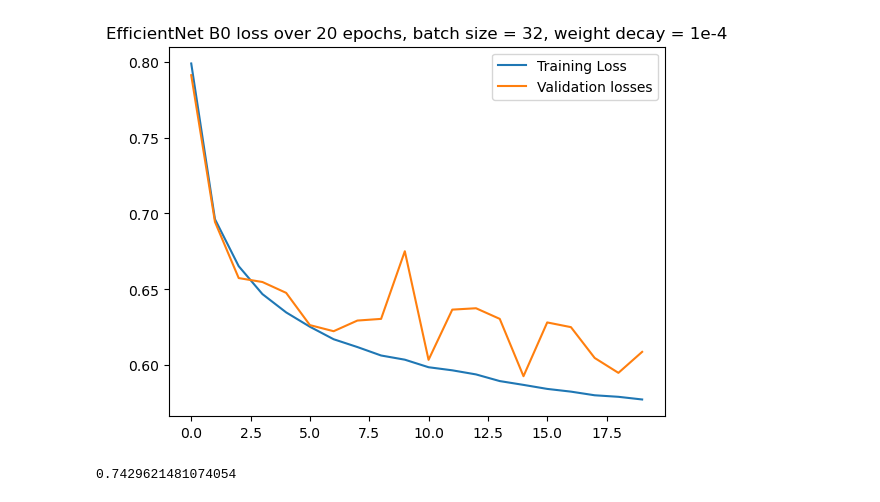
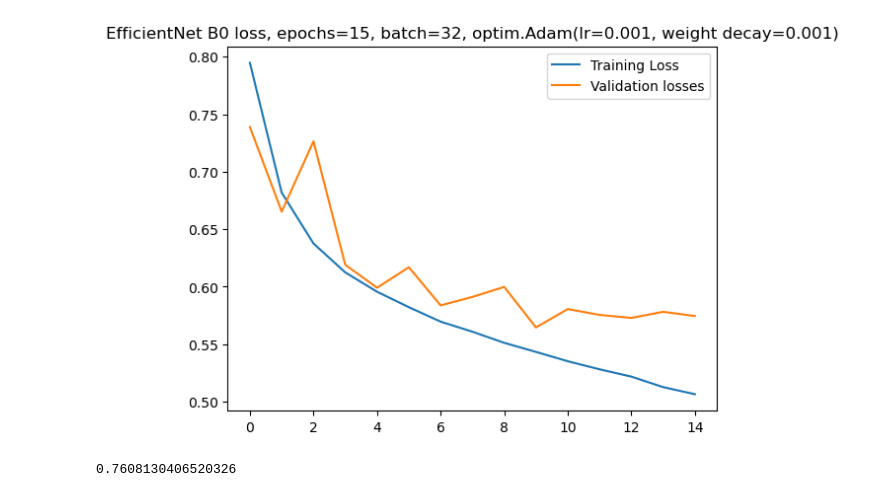
Before and after one commit to Jubliani/Image-Based-Chess-Engine, a Jupyter notebook: chessEngine/modelTraining.ipynb, the cells around one changed output. Cells and saved outputs as stored; diff of their text form; code cells hidden in the pictures.

```diff
--- a/chessEngine/modelTraining.ipynb
+++ b/chessEngine/modelTraining.ipynb
@@ -63,0 +26,9 @@ class PositionClassifier(nn.Module):
+# %%
+IMAGE_DIRECTORY = 'images'
+TRAIN_SIZE = 0.8
+SEED = 5111997
+BATCH_SIZE = 32
+LEARNING_RATE = 1e-3
+NUM_EPOCHS = 15
+WEIGHT_DECAY = 1e-3
+torch.manual_seed(SEED)
@@ -69,7 +42,7 @@ transform = transforms.Compose([
     transforms.Grayscale(1)
 ])
 
-full_dataset = PositionDataset(IMAGE_DIRECTORY, transform)
+full_dataset = modelUtils.PositionDataset(IMAGE_DIRECTORY, transform)
 train_dataset, validation_dataset = torch.utils.data.random_split(full_dataset, [TRAIN_SIZE, 1 - TRAIN_SIZE], torch.Generator().manual_seed(SEED))
 train_loader = DataLoader(train_dataset, batch_size=BATCH_SIZE, shuffle=True)
 validation_loader = DataLoader(validation_dataset, batch_size=BATCH_SIZE, shuffle=False)
@@ -79,11 +52,10 @@ torch.manual_seed(SEED)
 device = torch.device("cuda" if torch.cuda.is_available() else "cpu")
 print("Device: ", device)
 train_losses, validation_losses = [], []
-model = PositionClassifier()
+model = modelUtils.PositionClassifier()
 model.to(device)
 criterion = nn.CrossEntropyLoss()
-optimizer = optim.Adam(model.parameters(), lr=LEARNING_RATE, weight_decay=1e-4)
-
+optimizer = optim.Adam(model.parameters(), lr=LEARNING_RATE, weight_decay=1e-5)
 for epoch in range(NUM_EPOCHS):
     model.train()
     running_loss = 0.0
@@ -115,10 +98,10 @@ KeyboardInterrupt:
 # %%
 #Graph
 plt.plot(train_losses, label="Training Loss")
 plt.plot(validation_losses, label="Validation losses")
 plt.legend()
-plt.title("EfficientNet B0 loss over 20 epochs, batch size = 32, weight decay = 1e-4")
+plt.title(f"EfficientNet B0 loss, epochs={NUM_EPOCHS}, batch={BATCH_SIZE}, optim.Adam(lr={LEARNING_RATE}, weight decay={WEIGHT_DECAY})")
 plt.show()
 # %% [output]
-[figure, old version]
+[figure, new version]
 # %%
@@ -126,8 +109,8 @@ model_path = f"models/efficientnet_b0_{NUM_EPOCHS}epochs_{BATCH_SIZE}batch_1e-4w
 torch.save(model.state_dict(), model_path)
 # %%
 #testing model accuracy
-model_path = f"models/efficientnet_b0_{NUM_EPOCHS}epochs_{BATCH_SIZE}batch_1e-4weight.pth"
-model = PositionClassifier()
+model_path = f"models/efficientnet_b0_{NUM_EPOCHS}epochs_{BATCH_SIZE}batch_{LEARNING_RATE}lr_{WEIGHT_DECAY}weightdecay.pth"
+model = modelUtils.PositionClassifier()
 model.load_state_dict(torch.load(model_path))
 model.to(device)
 model.eval()
@@ -142,4 +125,4 @@ with torch.no_grad():
                 num_correct += 1
 print(num_correct / len(validation_dataset))
 # %% [output]
-0.7429621481074054
+0.7608130406520326
```
Also changed, not shown: parts of 6 cells of this notebook, 17 other files.
